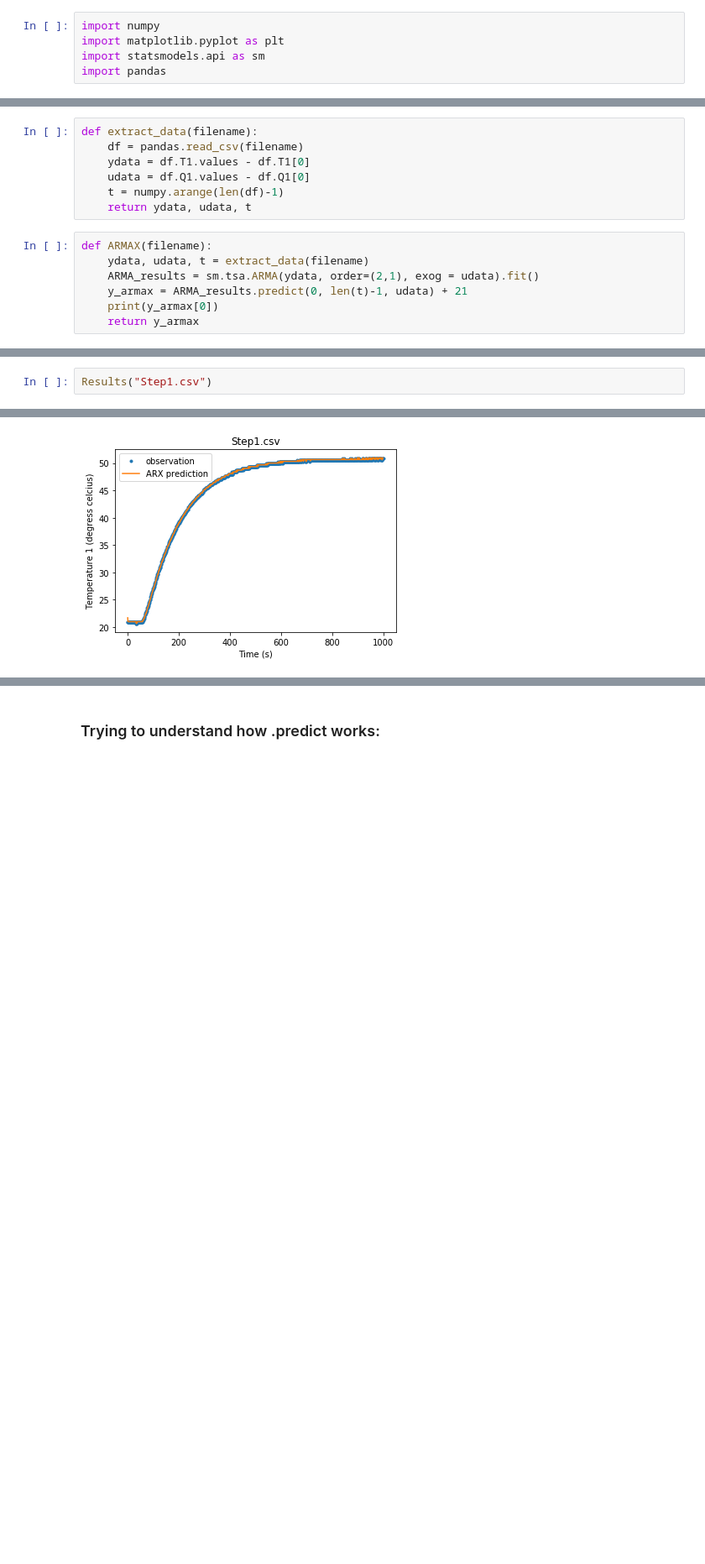
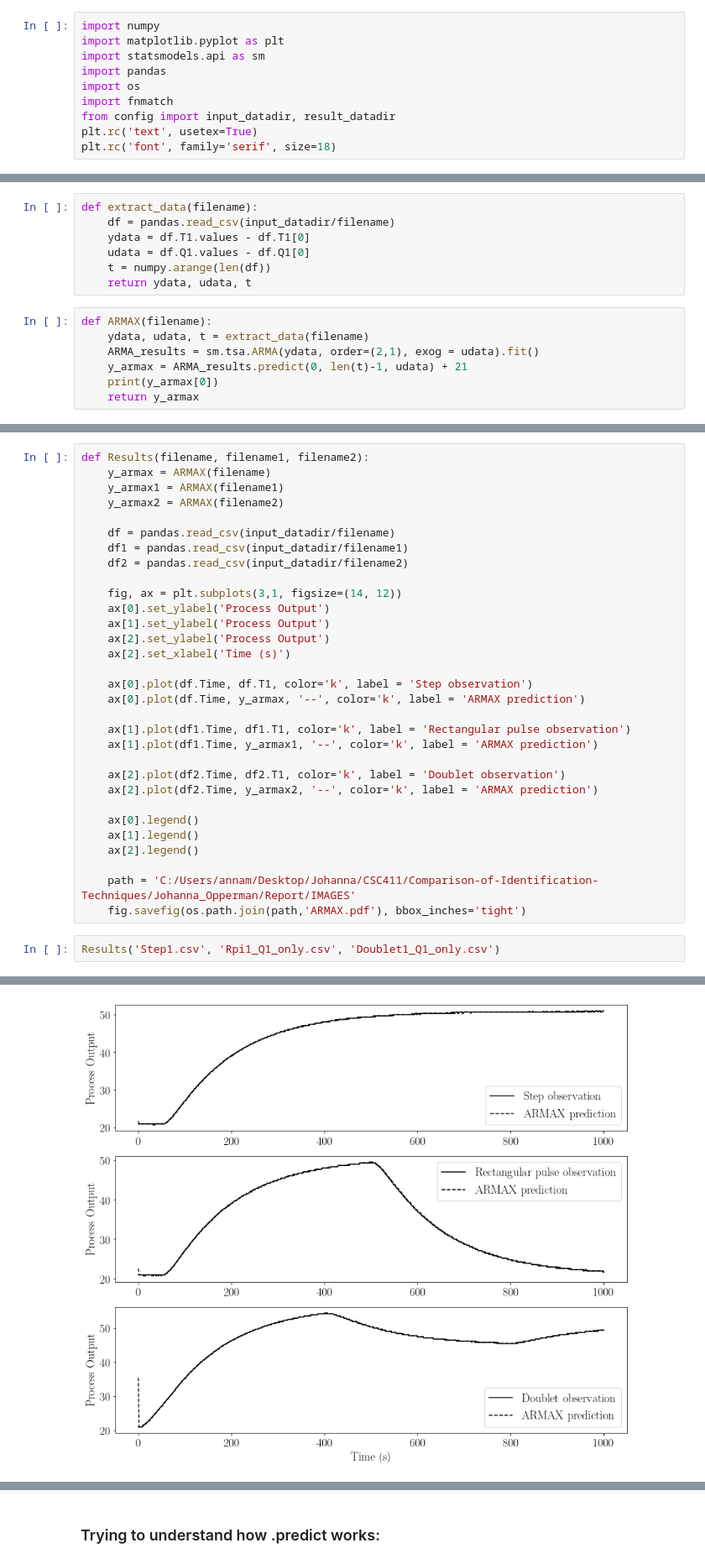
Before and after one commit to jmopperman/CSC411, a Jupyter notebook: ARMAX.ipynb, the cells around one changed output, grey strips where cells are left out. Shown at 84% size. Drawn from its saved outputs; the diff is of its cells as text; blank space fills up the shorter version.

Commit message:
Restructured the plots to use in report

```diff
--- a/ARMAX.ipynb
+++ b/ARMAX.ipynb
@@ -3,3 +3,8 @@ import numpy
 import matplotlib.pyplot as plt
 import statsmodels.api as sm
 import pandas
+import os
+import fnmatch
+from config import input_datadir, result_datadir
+plt.rc('text', usetex=True)
+plt.rc('font', family='serif', size=18)
@@ -6,9 +15,9 @@ import pandas
 # %%
 def extract_data(filename):
-    df = pandas.read_csv(filename)
+    df = pandas.read_csv(input_datadir/filename)
     ydata = df.T1.values - df.T1[0]
     udata = df.Q1.values - df.Q1[0]
-    t = numpy.arange(len(df)-1)
+    t = numpy.arange(len(df))
     return ydata, udata, t
 # %%
 def ARMAX(filename):
@@ -33,4 +29,35 @@ def Results(filename):
+# %%
+def Results(filename, filename1, filename2):
+    y_armax = ARMAX(filename)
+    y_armax1 = ARMAX(filename1)
+    y_armax2 = ARMAX(filename2)
+
+    df = pandas.read_csv(input_datadir/filename)
+    df1 = pandas.read_csv(input_datadir/filename1)
+    df2 = pandas.read_csv(input_datadir/filename2)
+
+    fig, ax = plt.subplots(3,1, figsize=(14, 12))
+    ax[0].set_ylabel('Process Output')
+    ax[1].set_ylabel('Process Output')
+    ax[2].set_ylabel('Process Output')
+    ax[2].set_xlabel('Time (s)')
+
+    ax[0].plot(df.Time, df.T1, color='k', label = 'Step observation')
+    ax[0].plot(df.Time, y_armax, '--', color='k', label = 'ARMAX prediction')
+
+    ax[1].plot(df1.Time, df1.T1, color='k', label = 'Rectangular pulse observation')
+    ax[1].plot(df1.Time, y_armax1, '--', color='k', label = 'ARMAX prediction')
+
+    ax[2].plot(df2.Time, df2.T1, color='k', label = 'Doublet observation')
+    ax[2].plot(df2.Time, y_armax2, '--', color='k', label = 'ARMAX prediction')
+
+    ax[0].legend()
+    ax[1].legend()
+    ax[2].legend()
+
+    path = 'C:/Users/annam/Desktop/Johanna/CSC411/Comparison-of-Identification-Techniques/Johanna_Opperman/Report/IMAGES'
+    fig.savefig(os.path.join(path,'ARMAX.pdf'), bbox_inches='tight')
 # %%
-Results("Step1.csv")
+Results('Step1.csv', 'Rpi1_Q1_only.csv', 'Doublet1_Q1_only.csv')
 # %% [output]
 21.708223645854144
@@ -38 +66 @@ Results("Step1.csv")
-[figure, old version]
+[figure, new version]
```
Also changed, not shown: parts of 7 cells of this notebook.
